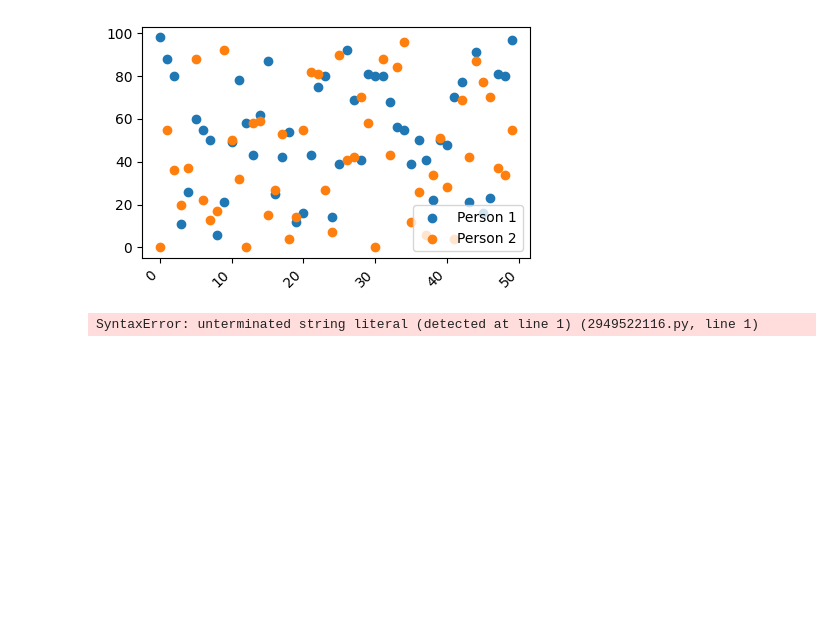
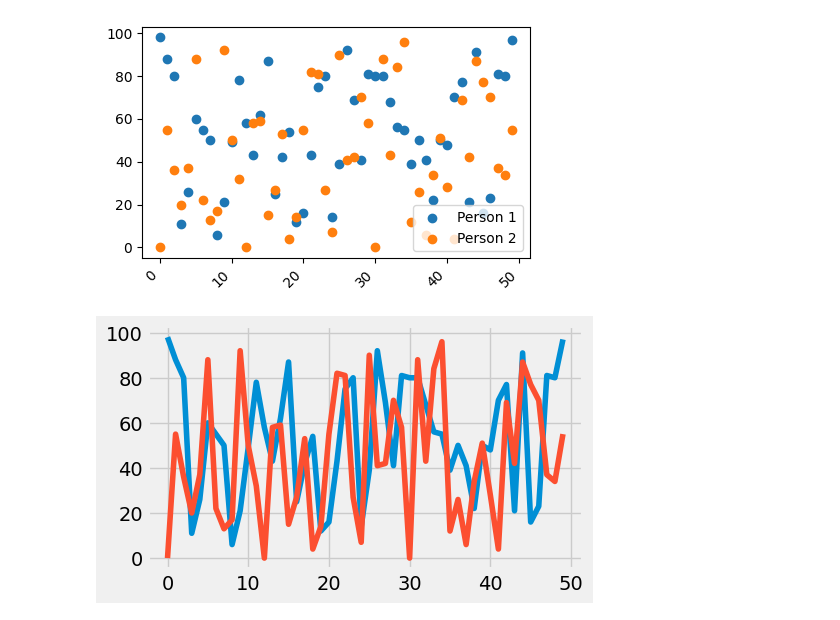
Before and after one commit to t125yf/visualization, a Jupyter notebook: 02_activities/assignments/participation/customizing plot.ipynb, the cells around one changed output. Drawn from its saved outputs; the diff is of its cells as text; code cells hidden in the pictures; blank space fills up the shorter version.

```diff
--- a/02_activities/assignments/participation/customizing plot.ipynb
+++ b/02_activities/assignments/participation/customizing plot.ipynb
@@ -134,14 +134,14 @@ plt.xticks(rotation=45, ha='right')
   Text(60.0, 0, '60')])
 [figure]
 # %%
-plt.style.use('fivethirtyeight’)
+plt.style.use('fivethirtyeight')
 np.random.seed(613)
 x = np.arange(50)
 y1 = np.random.randint(0, 100,50)
 y2 = np.random.randint(0, 100,50)
 fig, ax = plt.subplots(figsize=(5, 3))
 ax.plot(x,y1)
 ax.plot(x,y2)
 fig.show()
 # %% [output]
-SyntaxError: unterminated string literal (detected at line 1) (2949522116.py, line 1)
+[figure, added]
```
Also changed, not shown: 1 other file.
